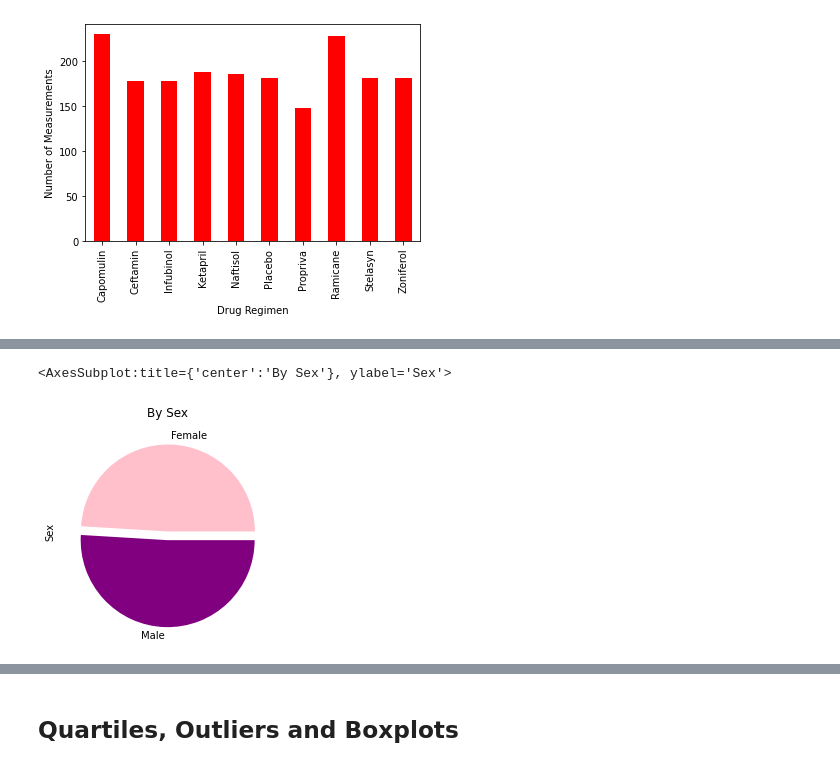
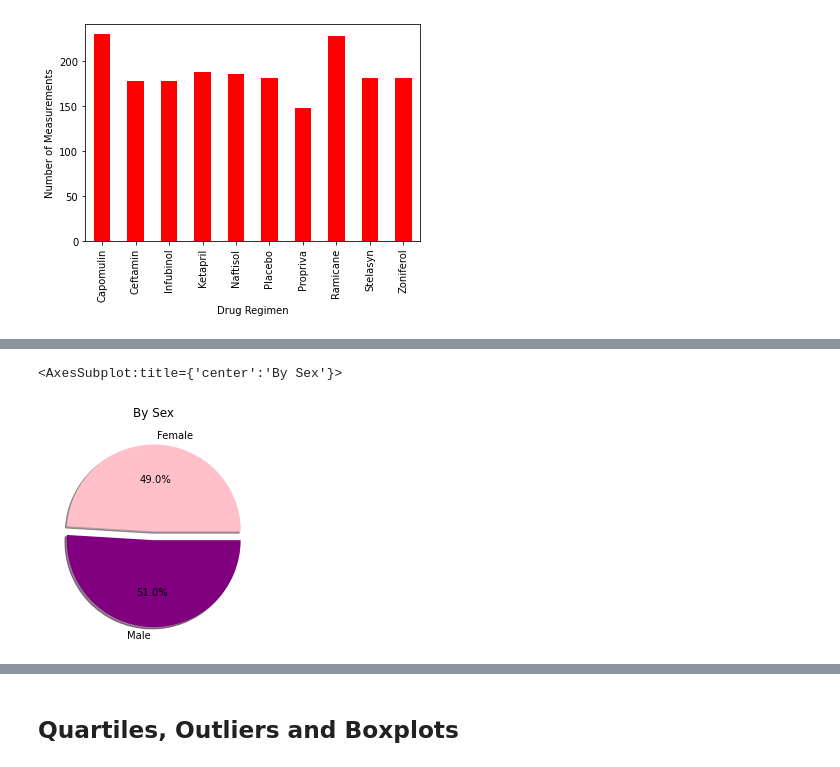
Before and after one commit to kidik425/05-MatPlotLib, a Jupyter notebook: Pymaceuticals/pymaceuticals_starter.ipynb, the cells around one changed output, grey strips where cells are left out. Cells and saved outputs as stored; diff of their text form; code cells hidden in the pictures.

```diff
--- a/Pymaceuticals/pymaceuticals_starter.ipynb
+++ b/Pymaceuticals/pymaceuticals_starter.ipynb
@@ -229,18 +226,21 @@ plt.bar(xAxis, countDrugPly, color="orange", tick_label=countDrugPly)
 # %%
 # Generate a pie plot showing the distribution of female versus male mice using pandas
 # Generate a bar plot showing the total number of measurements taken on each drug regimen using pandas.
 groupGen = cleanedDF.groupby('Sex')
 countGen = groupGen['Sex'].count()
 
 countChart = countGen.plot(kind="pie"
                         ,title="By Sex"
                         ,colors=['pink','purple']
-                        ,explode=[0,.1])
+                        ,explode=[0,.1]
+                        ,xlabel=''
+                        ,ylabel=''
+                        ,shadow=True
+                        ,autopct='%1.1f%%')
 
-# countChart.set_xlabel("Drug Regimen")
-# countChart.set_ylabel("Number of Measurements")
+
 
 countChart
 # %% [output]
-<AxesSubplot:title={'center':'By Sex'}, ylabel='Sex'>
+<AxesSubplot:title={'center':'By Sex'}>
-[figure, old version]
+[figure, new version]
```
Also changed, not shown: parts of 5 cells of this notebook.
